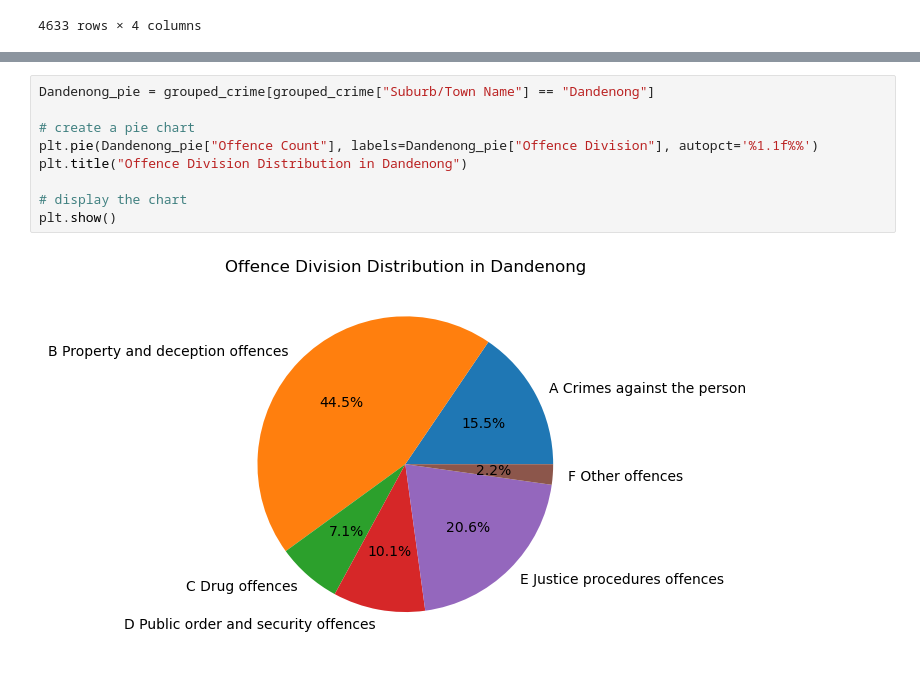
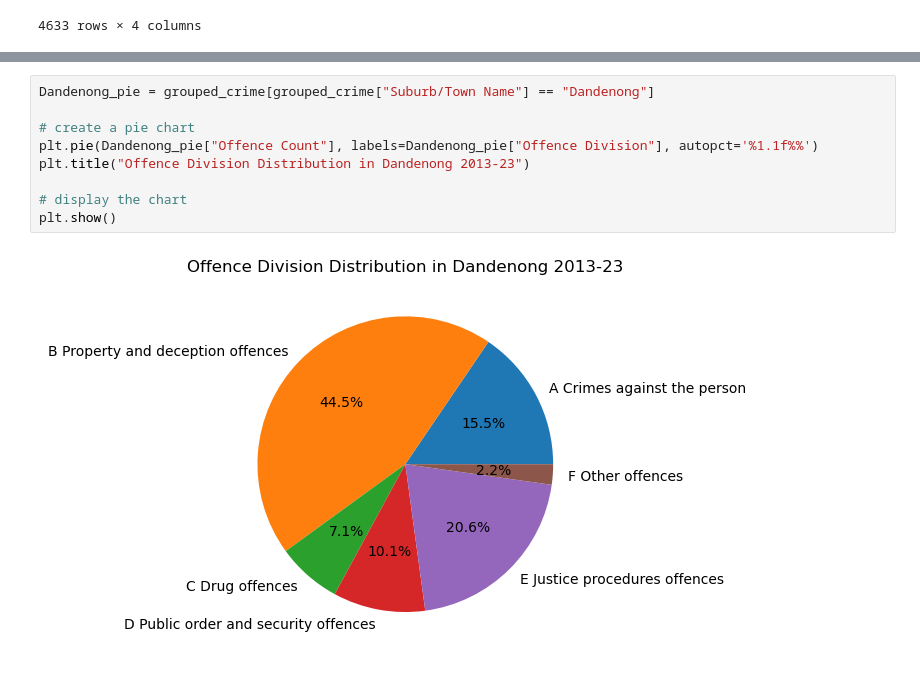
Before and after one commit to rsamma1606/proj-one-group-8, a Jupyter notebook: prj-one_Crime_vs_Property.ipynb, the cells around one changed output, grey strips where cells are left out. Cells and saved outputs as stored; diff of their text form.

```diff
--- a/prj-one_Crime_vs_Property.ipynb
+++ b/prj-one_Crime_vs_Property.ipynb
@@ -533,14 +533,14 @@ Top20_Crime_data_2022
 # %%
 Dandenong_pie = grouped_crime[grouped_crime["Suburb/Town Name"] == "Dandenong"]
 
 # create a pie chart
 plt.pie(Dandenong_pie["Offence Count"], labels=Dandenong_pie["Offence Division"], autopct='%1.1f%%')
-plt.title("Offence Division Distribution in Dandenong")
+plt.title("Offence Division Distribution in Dandenong 2013-23")
 
 # display the chart
 plt.show()
 # %% [output]
-[figure, old version]
+[figure, new version]
 # %%
 Frankston_pie = grouped_crime[grouped_crime["Suburb/Town Name"] == "Frankston"]
 
```
Also changed, not shown: parts of 15 cells of this notebook.
